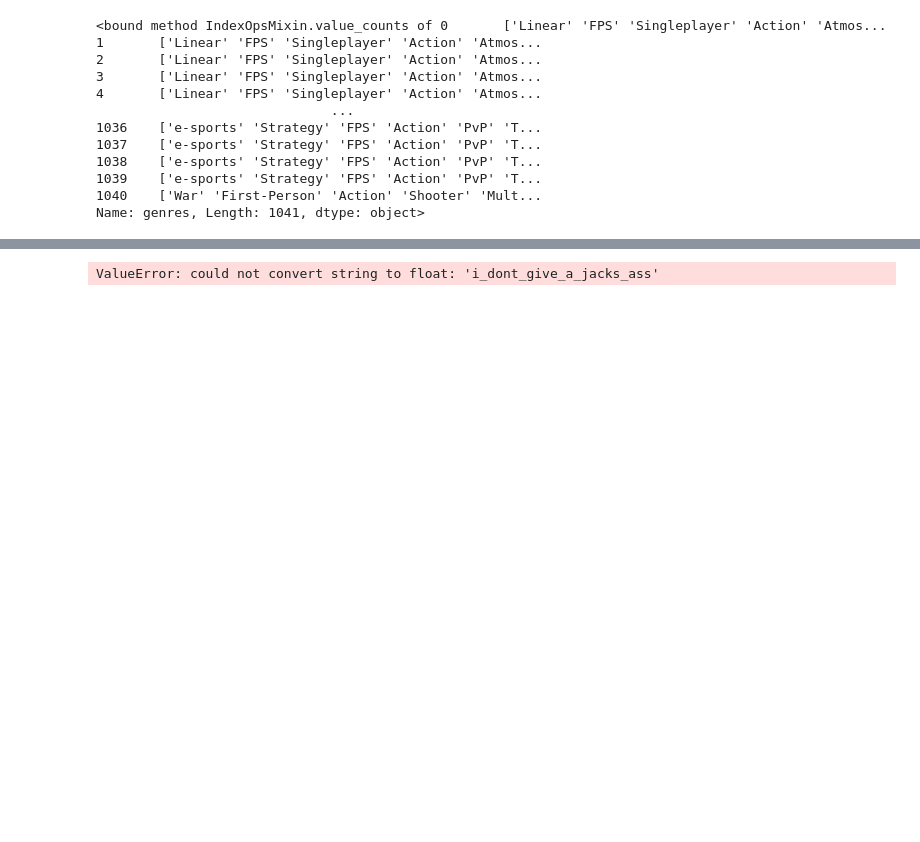
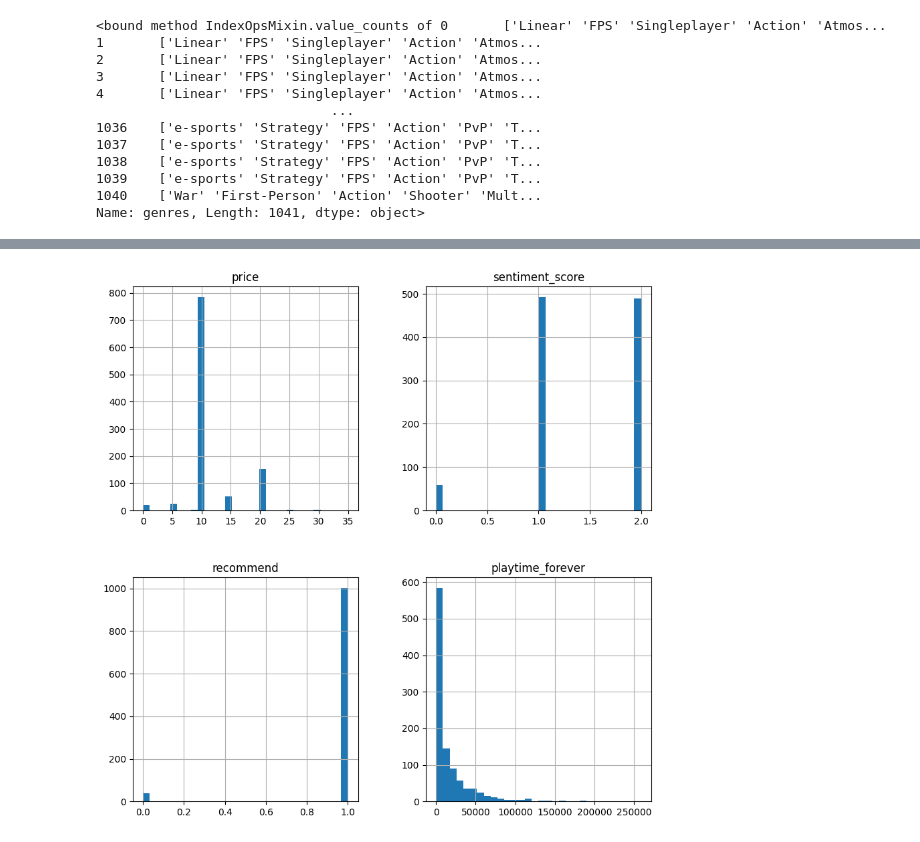
Before and after one commit to Paniceres/PI_ML_OPS, a Jupyter notebook: ETL_EDA/EDA.ipynb, the cells around one changed output, grey strips where cells are left out. Cells and saved outputs as stored; diff of their text form; code cells hidden in the pictures; blank space fills up the shorter version.

```diff
--- a/ETL_EDA/EDA.ipynb
+++ b/ETL_EDA/EDA.ipynb
@@ -279,4 +239,6 @@ item_name            object
 dtype: object
+# %%
+df['recommend'] = df['recommend'].astype(int)
 # %%
 import matplotlib.pyplot as plt
 
@@ -333,8 +278,5 @@ Note: you may need to restart the kernel to use updated packages.
-# %%
-import seaborn as sns
-
-corr = df.corr()
-sns.heatmap(corr, annot=True, cmap='coolwarm')
-plt.show()
-# %% [output]
-ValueError: could not convert string to float: 'i_dont_give_a_jacks_ass'
+# %%
+df[['price', 'sentiment_score', 'recommend', 'playtime_forever']].hist(bins=30, figsize=(10, 10))
+plt.show()
+# %% [output]
+[figure, added]
```
Also changed, not shown: parts of 36 cells of this notebook.
